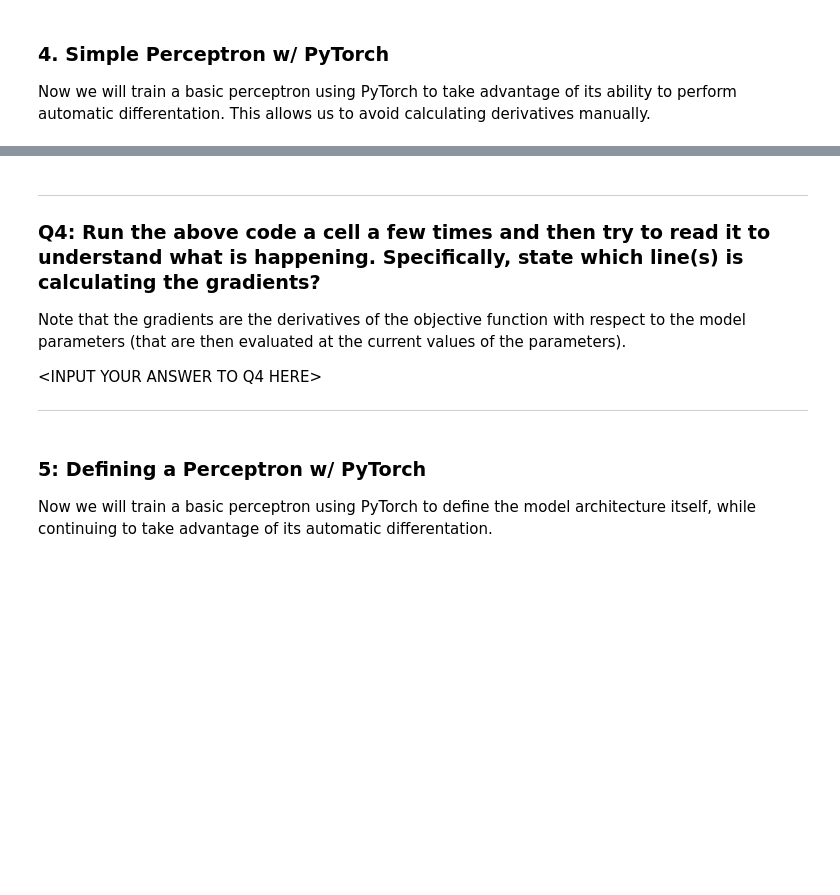
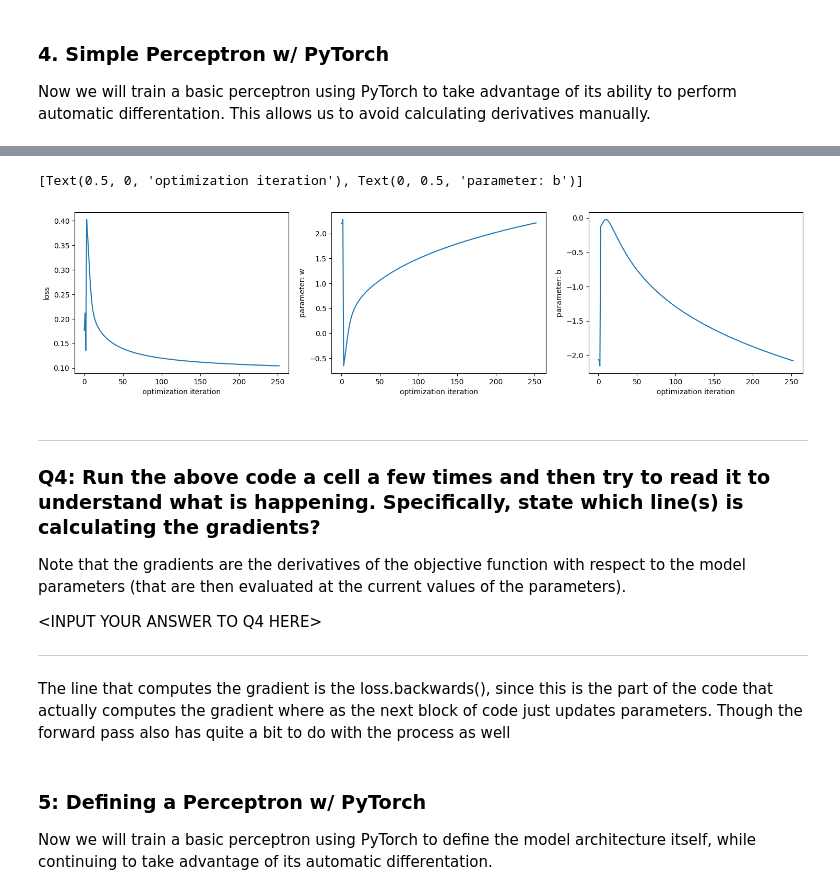
Before and after one commit to JTenaSan/cs3120-assign7, a Jupyter notebook: neural_net_from_scratch.ipynb, the cells around one changed output, grey strips where cells are left out. Cells and saved outputs as stored; diff of their text form; code cells hidden in the pictures; blank space fills up the shorter version.

```diff
--- a/neural_net_from_scratch.ipynb
+++ b/neural_net_from_scratch.ipynb
@@ -288,8 +308,8 @@ b = torch.randn(1, requires_grad=True)
 x_tensor = torch.tensor(x)
 y_tensor = torch.tensor(y)
 learning_rate = 5e-1
-losses = []
-params = []
+losses = [.1765, .2118, .1353]
+params = [(2.1980,-2.0656), (2.2064,-2.0746), (2.2825,-2.1553)]
 
 # Carry out gradient descent
 for i in range(250):
@@ -327,3 +347,4 @@ ax2.plot(range(0,len(params)), [parm[0] for parm in params])
 ax2.set(xlabel="optimization iteration", ylabel="parameter: w")
 ax3.plot(range(0,len(params)), [parm[1] for parm in params])
 ax3.set(xlabel="optimization iteration", ylabel="parameter: b")
+# %% [output]
@@ -330,3 +358,5 @@ ax3.set(xlabel="optimization iteration", ylabel="parameter: b")
+[Text(0.5, 0, 'optimization iteration'), Text(0, 0.5, 'parameter: b')]
+[figure, added]
 # %% [markdown]
 ***
 ### Q4: Run the above code a cell a few times and then try to read it to understand what is happening. Specifically, state which line(s) is calculating the gradients?
@@ -335,6 +365,8 @@ Note that the gradients are the derivatives of the objective function with respe
 
 \<INPUT YOUR ANSWER TO Q4 HERE\>
 ***
+
+The line that computes the gradient is the loss.backwards(), since this is the part of the code that actually computes the gradient where as the next block of code just updates parameters. Though the forward pass also has quite a bit to do with the process as well
 # %% [markdown]
 ### 5: Defining a Perceptron w/ PyTorch
 
```
Also changed, not shown: parts of 13 cells of this notebook.
